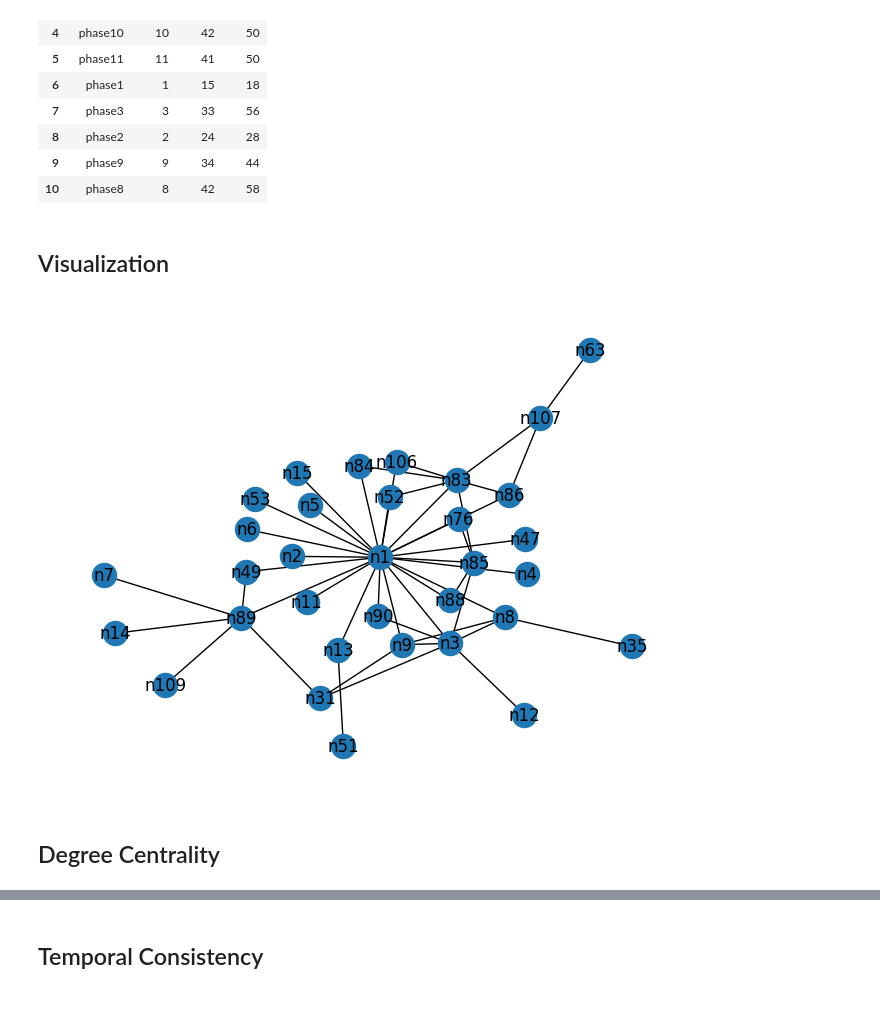
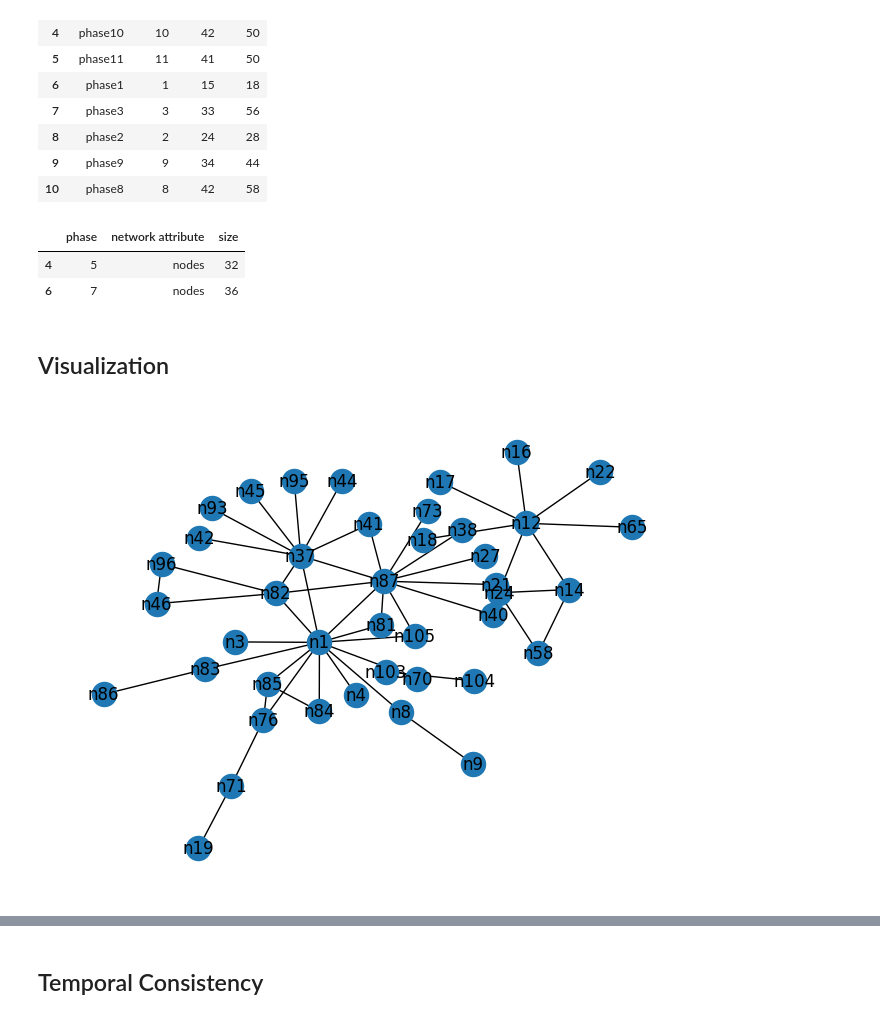
Before and after one commit to SaxeCoburgGotha/DataAnalysis, a Jupyter notebook: src/data_analysis/analyses/networks/P2 Report Criminal Networks.ipynb, the cells around one changed output, grey strips where cells are left out. Drawn from its saved outputs; the diff is of its cells as text; code cells hidden in the pictures.

```diff
--- a/src/data_analysis/analyses/networks/P2 Report Criminal Networks.ipynb
+++ b/src/data_analysis/analyses/networks/P2 Report Criminal Networks.ipynb
@@ -146,0 +152,6 @@ phases_frame
+# %%
+melted_phase_frame.sample(2)
+# %% [output]
+|  | phase | network attribute | size |
+| 4 | 5 | nodes | 32 |
+| 6 | 7 | nodes | 36 |
@@ -147,9 +168,7 @@ phases_frame
 # %% [markdown]
 ## Visualization
 # %%
-g = graph_dict['phase4']
+g = graph_dict['phase10']
 nx.draw(g, pos=nx.drawing.nx_agraph.graphviz_layout(g), with_labels=True)
 # %% [output]
-[figure, old version]
+[figure, new version]
-# %% [markdown]
-## Degree Centrality
```
Also changed, not shown: parts of 37 cells of this notebook, 3 other files.
